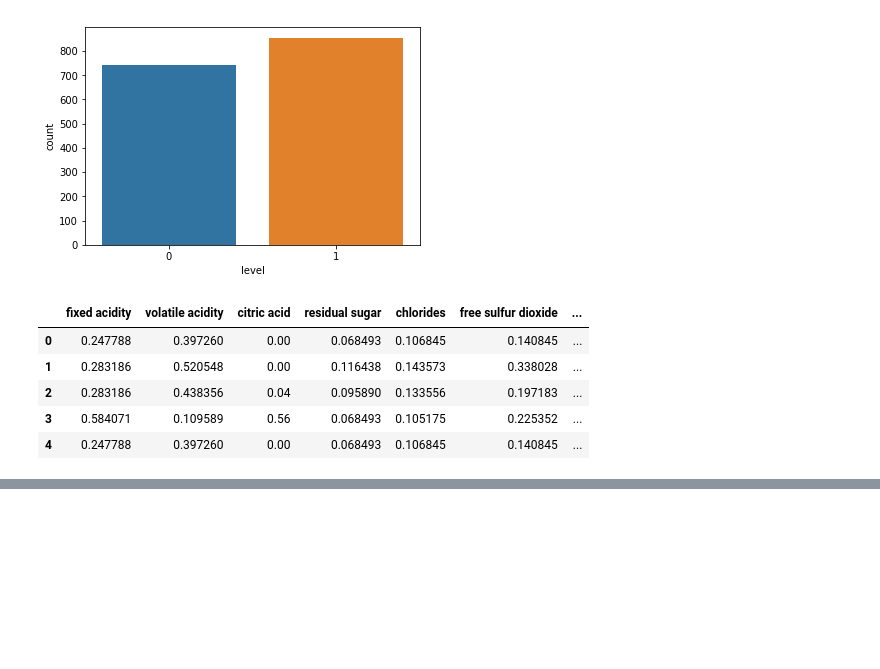
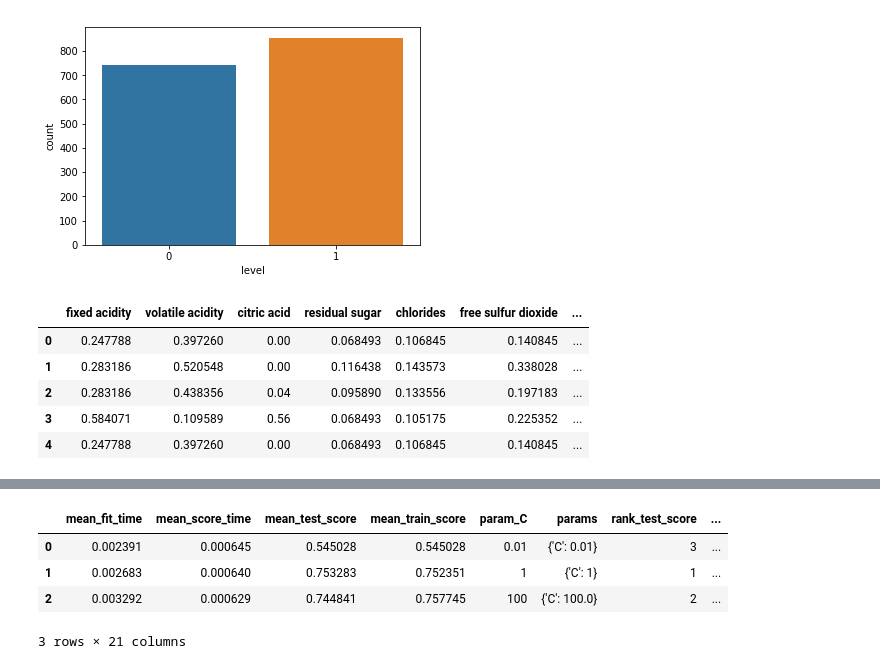
Before and after one commit to davidkorea/MEACHINE_LEARNING, a Jupyter notebook: 3_wine_quality/9_neural_network_MLP_cross_validation.ipynb, the cells around one changed output, grey strips where cells are left out. Cells and saved outputs as stored; diff of their text form; code cells hidden in the pictures; blank space fills up the shorter version.

```diff
--- a/3_wine_quality/9_neural_network_MLP_cross_validation.ipynb
+++ b/3_wine_quality/9_neural_network_MLP_cross_validation.ipynb
@@ -175,0 +137,8 @@ SyntaxError: invalid syntax (<ipython-input-42-be3218cab21a>, line 1)
+# %%
+pd.DataFrame(clf_list[1].cv_results_)
+# %% [output]
+|  | mean_fit_time | mean_score_time | mean_test_score | mean_train_score | param_C | params | rank_test_score | ... |
+| 0 | 0.002391 | 0.000645 | 0.545028 | 0.545028 | 0.01 | {'C': 0.01} | 3 | ... |
+| 1 | 0.002683 | 0.000640 | 0.753283 | 0.752351 | 1 | {'C': 1} | 1 | ... |
+| 2 | 0.003292 | 0.000629 | 0.744841 | 0.757745 | 100 | {'C': 100.0} | 2 | ... |
+3 rows × 21 columns
```
Also changed, not shown: parts of 7 cells of this notebook.
